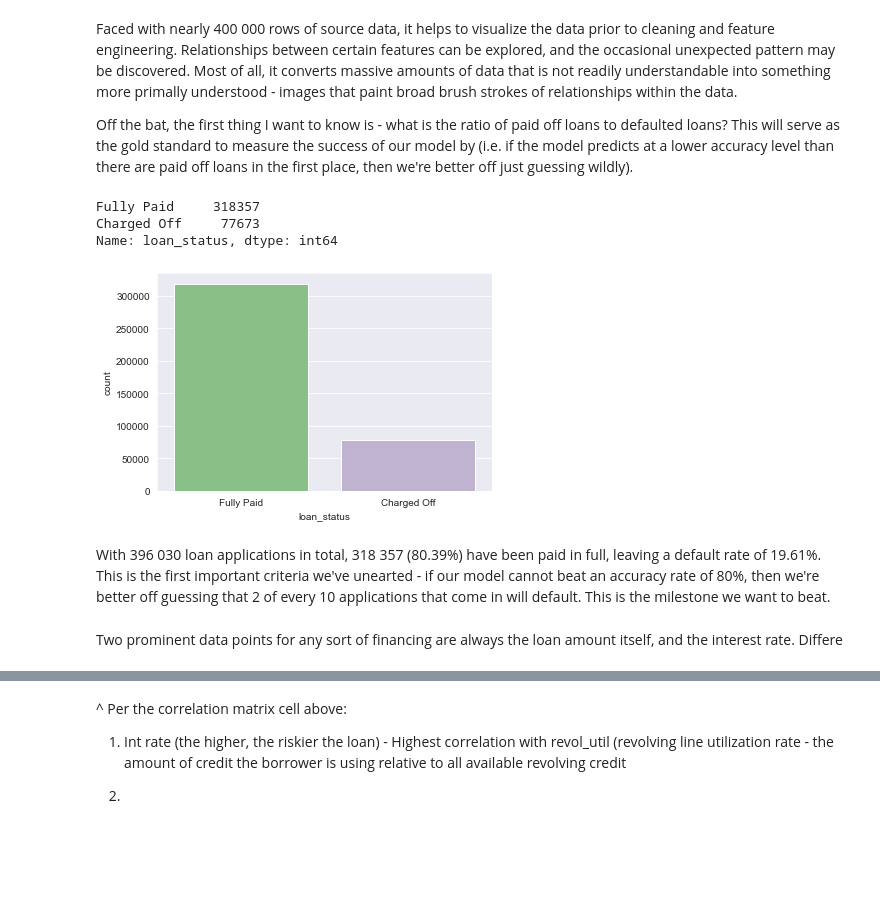
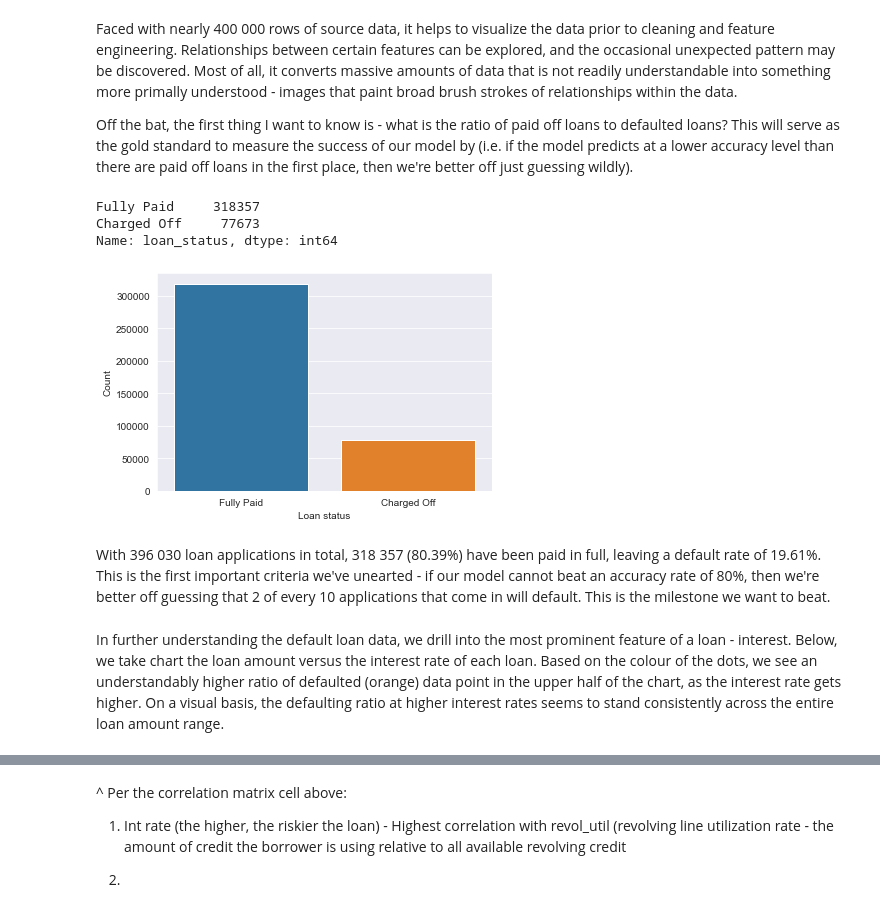
Before and after one commit to sachin-ph/lending-club-default-model, a Jupyter notebook: Project - Lending Club Model.ipynb, the cells around one changed output, grey strips where cells are left out. Saved outputs shown, nothing was run; the diff lists cells and outputs as text; code cells hidden in the pictures; blank space fills up the shorter version.

```diff
--- a/Project - Lending Club Model.ipynb
+++ b/Project - Lending Club Model.ipynb
@@ -78,18 +78,19 @@ Off the bat, the first thing I want to know is - what is the ratio of paid off l
 # %%
 sns.set_style('darkgrid')
 # %%
-sns.countplot(x='loan_status', data=df, palette='Accent')
+ax = sns.countplot(x='loan_status', data=df)
+ax.set(xlabel='Loan status', ylabel='Count')
 
-df['loan_status'].value_counts()
+print(df['loan_status'].value_counts())
 # %% [output]
 Fully Paid     318357
 Charged Off     77673
 Name: loan_status, dtype: int64
-[figure, old version]
+[figure, new version]
 # %% [markdown]
 With 396 030 loan applications in total, 318 357 (80.39%) have been paid in full, leaving a default rate of 19.61%. This is the first important criteria we've unearted - if our model cannot beat an accuracy rate of 80%, then we're better off guessing that 2 of every 10 applications that come in will default. This is the milestone we want to beat.
-# %% [markdown]
-Two prominent data points for any sort of financing are always the loan amount itself, and the interest rate. Differe
+# %% [markdown]
+In further understanding the default loan data, we drill into the most prominent feature of a loan - interest. Below, we take chart the loan amount versus the interest rate of each loan. Based on the colour of the dots, we see an understandably higher ratio of defaulted (orange) data point in the upper half of the chart, as the interest rate gets higher. On a visual basis, the defaulting ratio at higher interest rates seems to stand consistently across the entire loan amount range.
 # %%
 plt.figure(figsize=(12,8))
 
```
Also changed, not shown: parts of 20 cells of this notebook.
